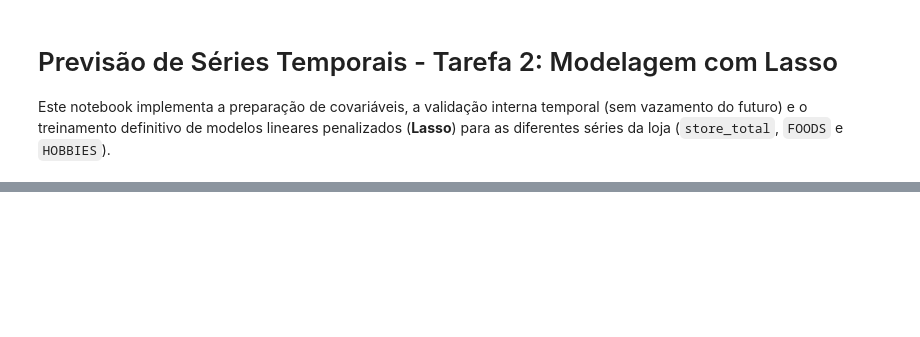
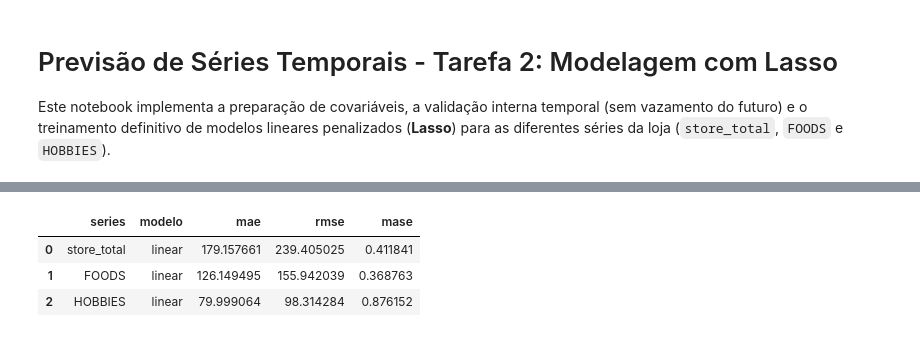
Before and after one commit to JaimeWillianCarneiro/Series-Temporais-G5, a Jupyter notebook: analise_task2.ipynb, the cells around one changed output, grey strips where cells are left out. Saved outputs shown, nothing was run; the diff lists cells and outputs as text; code cells hidden in the pictures; blank space fills up the shorter version.

```diff
--- a/analise_task2.ipynb
+++ b/analise_task2.ipynb
@@ -55,6 +57,8 @@ df_validacao_interno = df_treino[df_treino['date'] > '2016-02-28' ]
 df_covariaveis = pd.read_csv('dados/covariaveis.csv')
 df_covariaveis['date'] = pd.to_datetime(df_covariaveis['date'])
 
+# Criação correta das colunas de dias da semana (0 a 6)
+df_covariaveis['dia_semana'] = df_covariaveis['date'].dt.dayofweek
 
-# Colocando os dummies
-df_covariaveis = pd.get_dummies(df_covariaveis, columns= ['event_name_1','event_type_1','event_name_2','event_type_2'])
+# Gera os dummies para os dias e eventos de forma limpa
+df_covariaveis = pd.get_dummies(df_covariaveis, columns=['dia_semana', 'event_name_1', 'event_type_1', 'event_name_2', 'event_type_2'])
@@ -135,0 +233,33 @@ Modelo salvo para a série: HOBBIES
+# %%
+import pandas as pd
+from pathlib import Path
+from ts_utils import carregar_dados, calcular_metricas
+
+treino, val = carregar_dados(RAIZ)
+df_previsoes = pd.read_csv('saidas/previsoes_validacao.csv', parse_dates=['date'])
+
+lista_metricas = []
+for serie in series:
+    p = df_previsoes[(df_previsoes['series'] == serie) & (df_previsoes['modelo'] == 'linear')]
+    # alinha por data (não por posição) e exige as 28 datas
+    j = val[['date', serie]].merge(p[['date', 'yhat']], on='date', how='left')
+    assert len(j) == 28 and j['yhat'].notna().all(), f'previsões incompletas para {serie}'
+    mae, rmse, mase = calcular_metricas(treino[serie].values, j[serie].values, j['yhat'].values)
+    lista_metricas.append({'series': serie, 'modelo': 'linear', 'mae': mae, 'rmse': rmse, 'mase': mase})
+df_lin = pd.DataFrame(lista_metricas)
+
+# Preserva as linhas da Task 1 (naive_sazonal, sarima), trocando só as 'linear'
+arq = Path('saidas/metricas.csv')
+if arq.exists():
+    antigo = pd.read_csv(arq)
+    df_metricas = pd.concat([antigo[antigo['modelo'] != 'linear'], df_lin], ignore_index=True)
+else:
+    df_metricas = df_lin
+    print("AVISO: saidas/metricas.csv não existia; linhas da Task 1 não incluídas.")
+df_metricas.to_csv(arq, index=False)
+df_metricas
+# %% [output]
+|  | series | modelo | mae | rmse | mase |
+| 0 | store_total | linear | 179.157661 | 239.405025 | 0.411841 |
+| 1 | FOODS | linear | 126.149495 | 155.942039 | 0.368763 |
+| 2 | HOBBIES | linear | 79.999064 | 98.314284 | 0.876152 |
```
Also changed, not shown: parts of 14 cells of this notebook, 9 other files.
